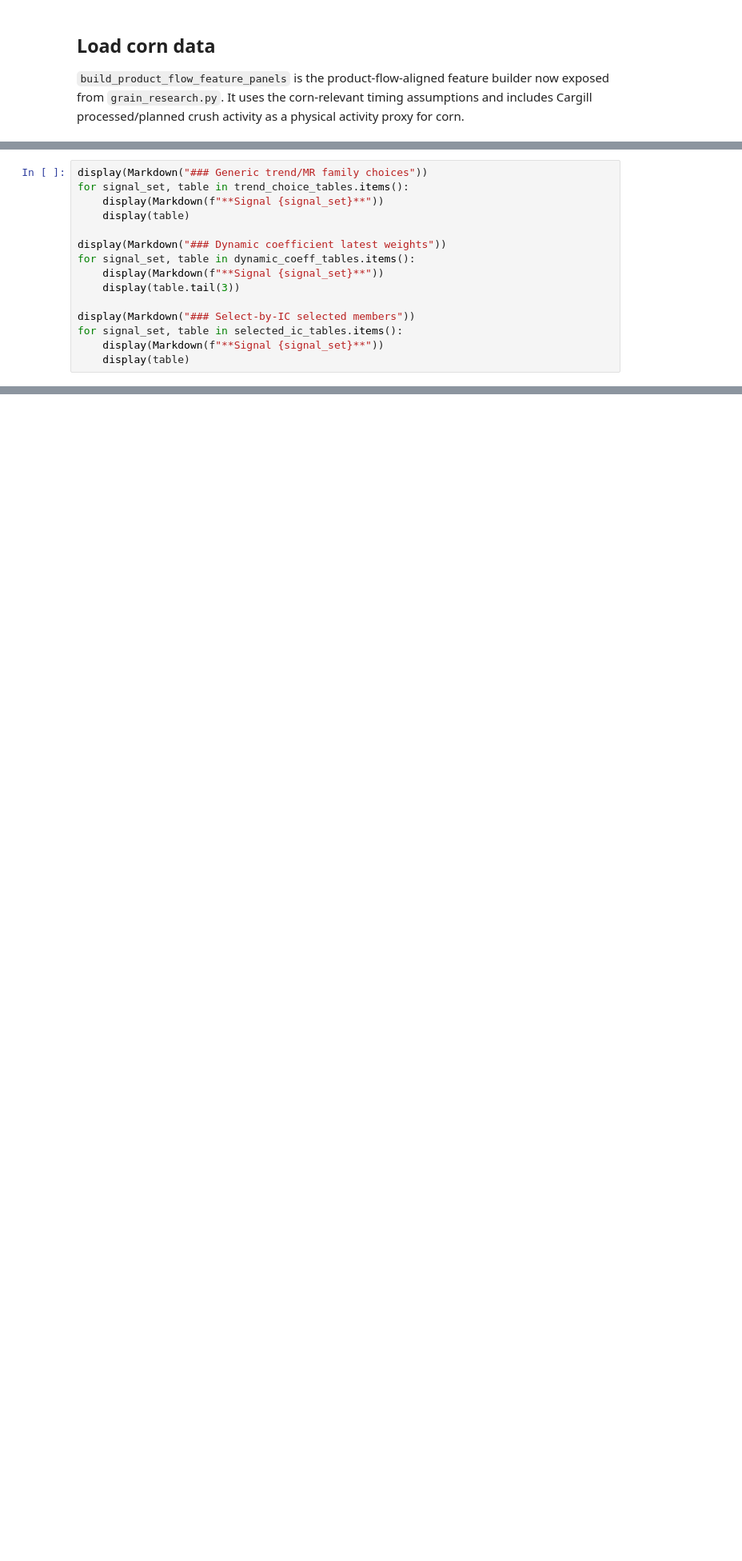
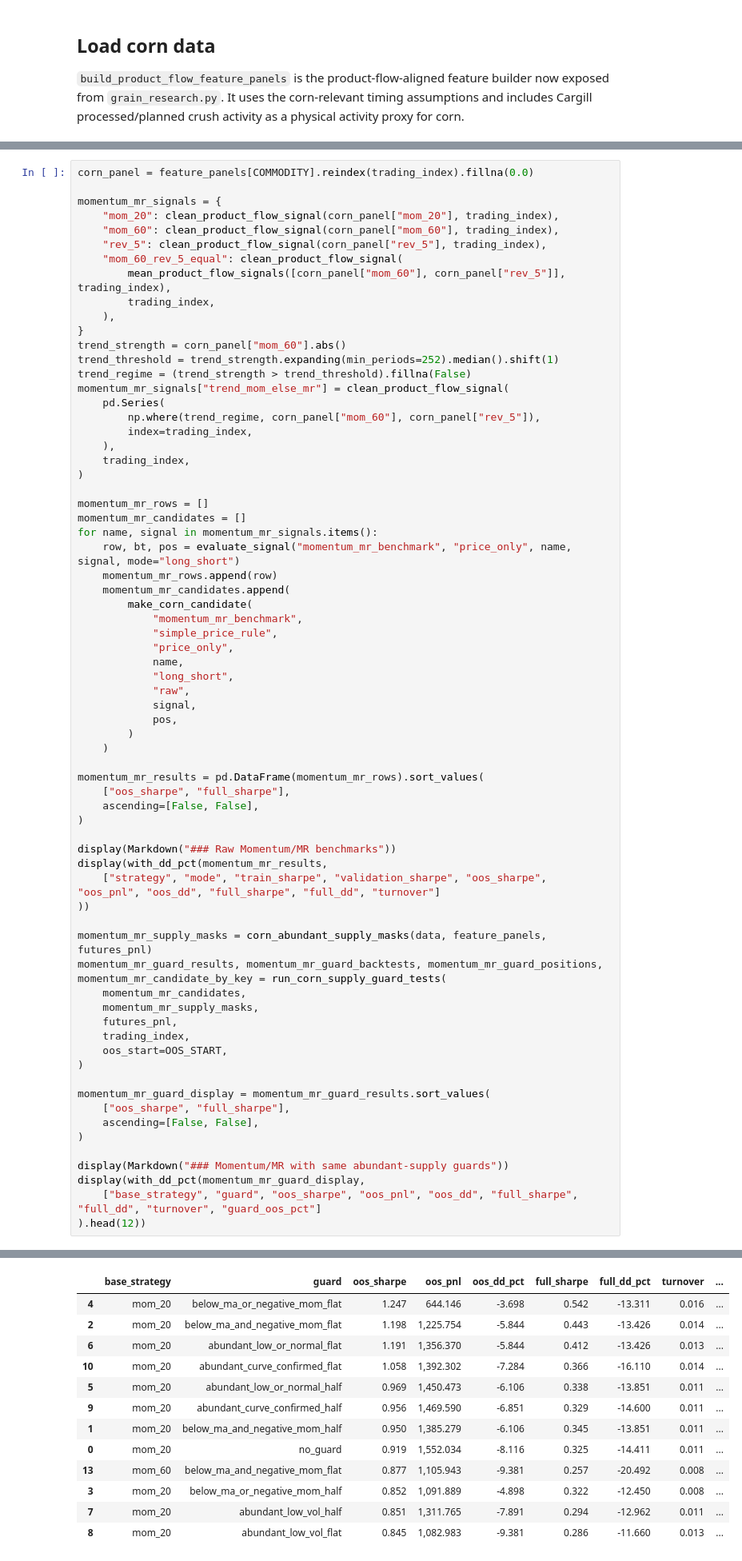
Before and after one commit to phuongmaipham/cgl_challenge, a Jupyter notebook: corn_strategy_backtest_research.ipynb, the cells around one changed output, grey strips where cells are left out. Shown at 80% size. Cells and saved outputs as stored; diff of their text form; blank space fills up the shorter version.

```diff
--- a/corn_strategy_backtest_research.ipynb
+++ b/corn_strategy_backtest_research.ipynb
@@ -206,15 +129,0 @@ display(generic_results[
-# %%
-display(Markdown("### Generic trend/MR family choices"))
-for signal_set, table in trend_choice_tables.items():
-    display(Markdown(f"**Signal {signal_set}**"))
-    display(table)
-
-display(Markdown("### Dynamic coefficient latest weights"))
-for signal_set, table in dynamic_coeff_tables.items():
-    display(Markdown(f"**Signal {signal_set}**"))
-    display(table.tail(3))
-
-display(Markdown("### Select-by-IC selected members"))
-for signal_set, table in selected_ic_tables.items():
-    display(Markdown(f"**Signal {signal_set}**"))
-    display(table)
@@ -626,0 +272,70 @@ display(execution_mode_comparison)
+# %%
+corn_panel = feature_panels[COMMODITY].reindex(trading_index).fillna(0.0)
+
+momentum_mr_signals = {
+    "mom_20": clean_product_flow_signal(corn_panel["mom_20"], trading_index),
+    "mom_60": clean_product_flow_signal(corn_panel["mom_60"], trading_index),
+    "rev_5": clean_product_flow_signal(corn_panel["rev_5"], trading_index),
+    "mom_60_rev_5_equal": clean_product_flow_signal(
+        mean_product_flow_signals([corn_panel["mom_60"], corn_panel["rev_5"]], trading_index),
+        trading_index,
+    ),
+}
+trend_strength = corn_panel["mom_60"].abs()
+trend_threshold = trend_strength.expanding(min_periods=252).median().shift(1)
+trend_regime = (trend_strength > trend_threshold).fillna(False)
+momentum_mr_signals["trend_mom_else_mr"] = clean_product_flow_signal(
+    pd.Series(
+        np.where(trend_regime, corn_panel["mom_60"], corn_panel["rev_5"]),
+        index=trading_index,
+    ),
+    trading_index,
+)
+
+momentum_mr_rows = []
+momentum_mr_candidates = []
+for name, signal in momentum_mr_signals.items():
+    row, bt, pos = evaluate_signal("momentum_mr_benchmark", "price_only", name, signal, mode="long_short")
+    momentum_mr_rows.append(row)
+    momentum_mr_candidates.append(
+        make_corn_candidate(
+            "momentum_mr_benchmark",
+            "simple_price_rule",
+            "price_only",
+            name,
+            "long_short",
+            "raw",
+            signal,
+            pos,
+        )
+    )
+
+momentum_mr_results = pd.DataFrame(momentum_mr_rows).sort_values(
+    ["oos_sharpe", "full_sharpe"],
+    ascending=[False, False],
+)
+
+display(Markdown("### Raw Momentum/MR benchmarks"))
+display(with_dd_pct(momentum_mr_results,
+    ["strategy", "mode", "train_sharpe", "validation_sharpe", "oos_sharpe", "oos_pnl", "oos_dd", "full_sharpe", "full_dd", "turnover"]
+))
+
+momentum_mr_supply_masks = corn_abundant_supply_masks(data, feature_panels, futures_pnl)
+momentum_mr_guard_results, momentum_mr_guard_backtests, momentum_mr_guard_positions, momentum_mr_candidate_by_key = run_corn_supply_guard_tests(
+    momentum_mr_candidates,
+    momentum_mr_supply_masks,
+    futures_pnl,
+    trading_index,
+    oos_start=OOS_START,
+)
+
+momentum_mr_guard_display = momentum_mr_guard_results.sort_values(
+    ["oos_sharpe", "full_sharpe"],
+    ascending=[False, False],
+)
+
+display(Markdown("### Momentum/MR with same abundant-supply guards"))
+display(with_dd_pct(momentum_mr_guard_display,
+    ["base_strategy", "guard", "oos_sharpe", "oos_pnl", "oos_dd", "full_sharpe", "full_dd", "turnover", "guard_oos_pct"]
+).head(12))
+# %% [output]
@@ -626,0 +350,13 @@ display(execution_mode_comparison)
+|  | base_strategy | guard | oos_sharpe | oos_pnl | oos_dd_pct | full_sharpe | full_dd_pct | turnover | ... |
+| 4 | mom_20 | below_ma_or_negative_mom_flat | 1.247 | 644.146 | -3.698 | 0.542 | -13.311 | 0.016 | ... |
+| 2 | mom_20 | below_ma_and_negative_mom_flat | 1.198 | 1,225.754 | -5.844 | 0.443 | -13.426 | 0.014 | ... |
+| 6 | mom_20 | abundant_low_or_normal_flat | 1.191 | 1,356.370 | -5.844 | 0.412 | -13.426 | 0.013 | ... |
+| 10 | mom_20 | abundant_curve_confirmed_flat | 1.058 | 1,392.302 | -7.284 | 0.366 | -16.110 | 0.014 | ... |
+| 5 | mom_20 | abundant_low_or_normal_half | 0.969 | 1,450.473 | -6.106 | 0.338 | -13.851 | 0.011 | ... |
+| 9 | mom_20 | abundant_curve_confirmed_half | 0.956 | 1,469.590 | -6.851 | 0.329 | -14.600 | 0.011 | ... |
+| 1 | mom_20 | below_ma_and_negative_mom_half | 0.950 | 1,385.279 | -6.106 | 0.345 | -13.851 | 0.011 | ... |
+| 0 | mom_20 | no_guard | 0.919 | 1,552.034 | -8.116 | 0.325 | -14.411 | 0.011 | ... |
+| 13 | mom_60 | below_ma_and_negative_mom_flat | 0.877 | 1,105.943 | -9.381 | 0.257 | -20.492 | 0.008 | ... |
+| 3 | mom_20 | below_ma_or_negative_mom_half | 0.852 | 1,091.889 | -4.898 | 0.322 | -12.450 | 0.008 | ... |
+| 7 | mom_20 | abundant_low_vol_half | 0.851 | 1,311.765 | -7.891 | 0.294 | -12.962 | 0.011 | ... |
+| 8 | mom_20 | abundant_low_vol_flat | 0.845 | 1,082.983 | -9.381 | 0.286 | -11.660 | 0.013 | ... |
```
Also changed, not shown: parts of 30 cells of this notebook, 3 other files.
